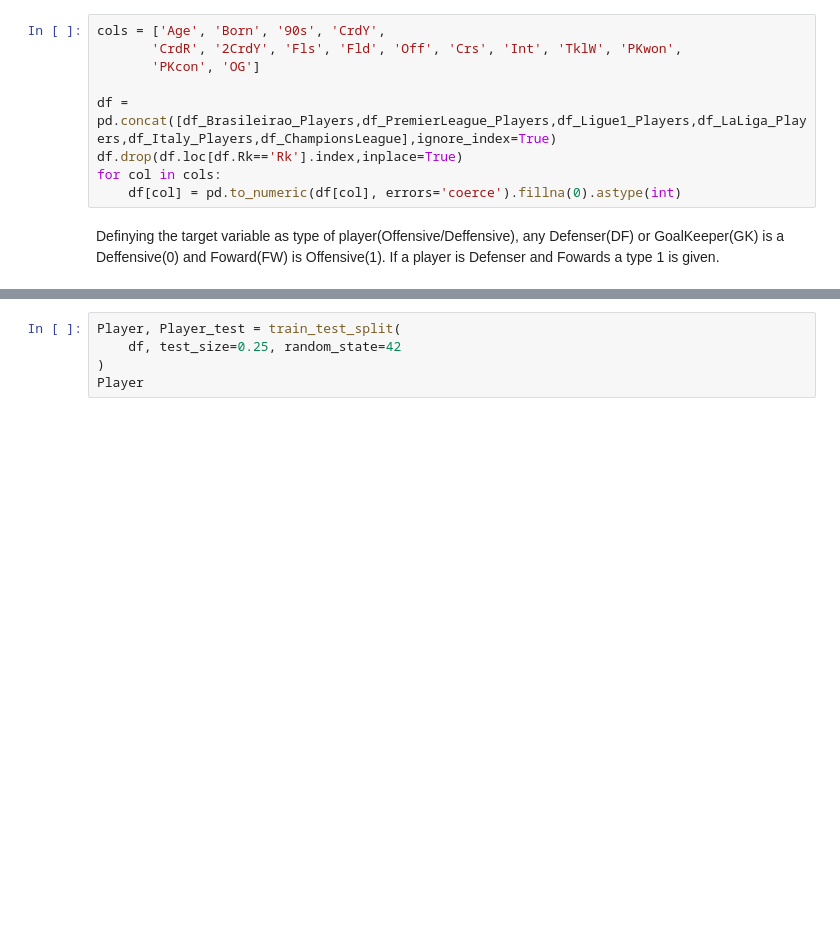
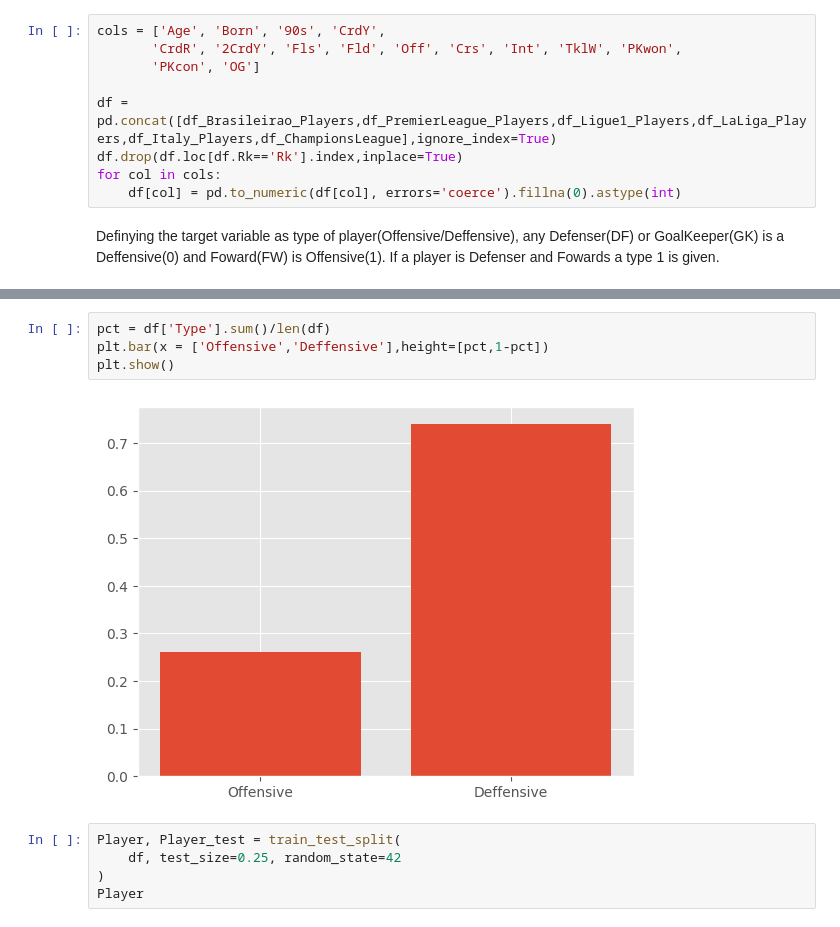
Before and after one commit to IsraelFPM/FootBall-EDA, a Jupyter notebook: PlayersAnalyses.ipynb, the cells around one changed output, grey strips where cells are left out. Cells and saved outputs as stored; diff of their text form; blank space fills up the shorter version.

```diff
--- a/PlayersAnalyses.ipynb
+++ b/PlayersAnalyses.ipynb
@@ -137,6 +139,12 @@ df
 | 3930 | 749 | Oleksandr Zinchenko | uaUKR | DF,MF | eng Manchester City | 24 | 1996 | 5 | 2 | 0 | ... | ... |
 | 3931 | 750 | Hakim Ziyech | maMAR | MF,FW | eng Chelsea | 28 | 1993 | 4 | 2 | 0 | ... | ... |
 3911 rows × 25 columns
+# %%
+pct = df['Type'].sum()/len(df)
+plt.bar(x = ['Offensive','Deffensive'],height=[pct,1-pct])
+plt.show()
+# %% [output]
+[figure, added]
 # %%
 Player, Player_test = train_test_split(
     df, test_size=0.25, random_state=42
```
Also changed, not shown: parts of 13 cells of this notebook.
